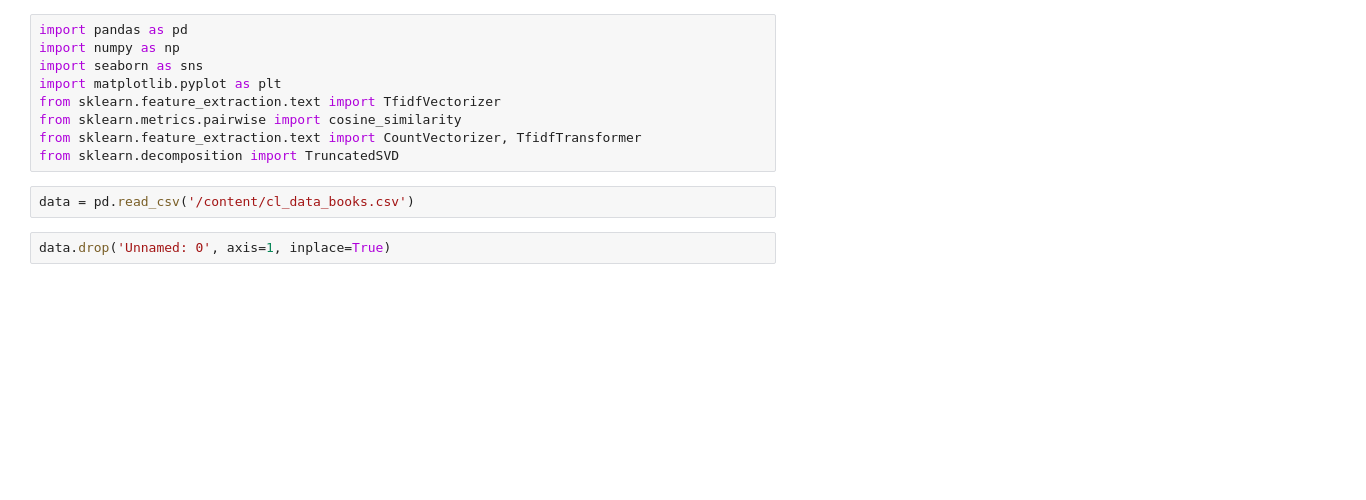
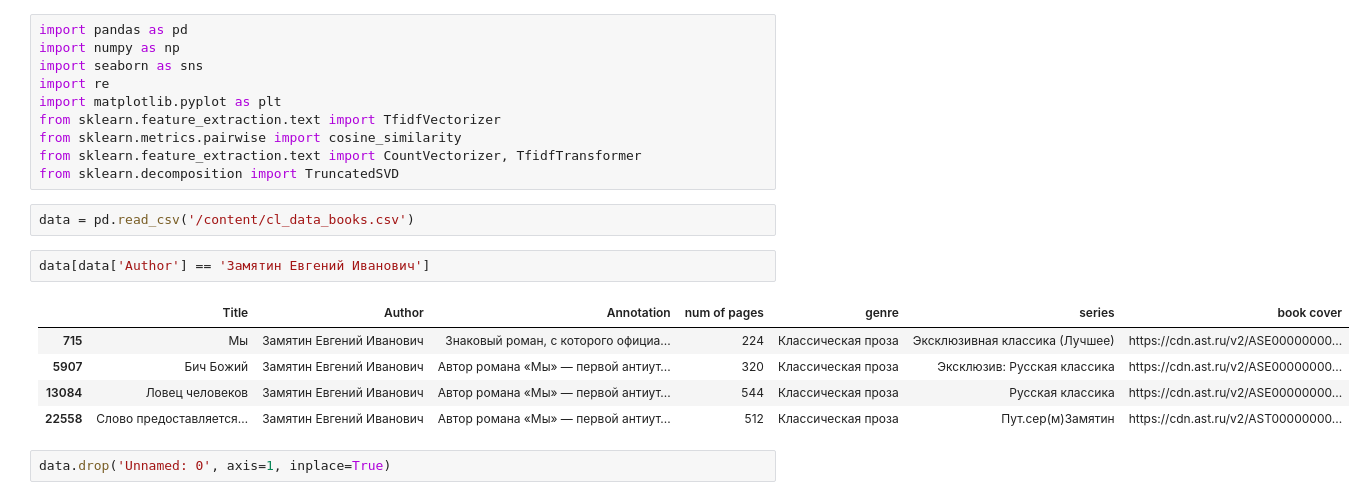
Before and after one commit to Mizoroki-Heck/Books_recsys, a Jupyter notebook: nootebook/book_recsys.ipynb, the cells around one changed output. Drawn from its saved outputs; the diff is of its cells as text; blank space fills up the shorter version.

```diff
--- a/nootebook/book_recsys.ipynb
+++ b/nootebook/book_recsys.ipynb
@@ -2,6 +2,7 @@
 import pandas as pd
 import numpy as np
 import seaborn as sns
+import re
 import matplotlib.pyplot as plt
 from sklearn.feature_extraction.text import TfidfVectorizer
 from sklearn.metrics.pairwise import cosine_similarity
@@ -9,6 +10,14 @@ from sklearn.feature_extraction.text import CountVectorizer, TfidfTransformer
 from sklearn.decomposition import TruncatedSVD
 # %%
 data = pd.read_csv('/content/cl_data_books.csv')
+# %%
+data[data['Author'] == 'Замятин Евгений Иванович']
+# %% [output]
+|  | Title | Author | Annotation | num of pages | genre | series | book cover |
+| 715 | Мы | Замятин Евгений Иванович | Знаковый роман, с которого официа... | 224 | Классическая проза | Эксклюзивная классика (Лучшее) | https://cdn.ast.ru/v2/ASE00000000... |
+| 5907 | Бич Божий | Замятин Евгений Иванович | Автор романа «Мы» — первой антиут... | 320 | Классическая проза | Эксклюзив: Русская классика | https://cdn.ast.ru/v2/ASE00000000... |
+| 13084 | Ловец человеков | Замятин Евгений Иванович | Автор романа «Мы» — первой антиут... | 544 | Классическая проза | Русская классика | https://cdn.ast.ru/v2/ASE00000000... |
+| 22558 | Слово предоставляется… | Замятин Евгений Иванович | Автор романа «Мы» — первой антиут... | 512 | Классическая проза | Пут.сер(м)Замятин | https://cdn.ast.ru/v2/AST00000000... |
 # %%
 data.drop('Unnamed: 0', axis=1, inplace=True)
 # %%
```
Also changed, not shown: parts of 11 cells of this notebook.
